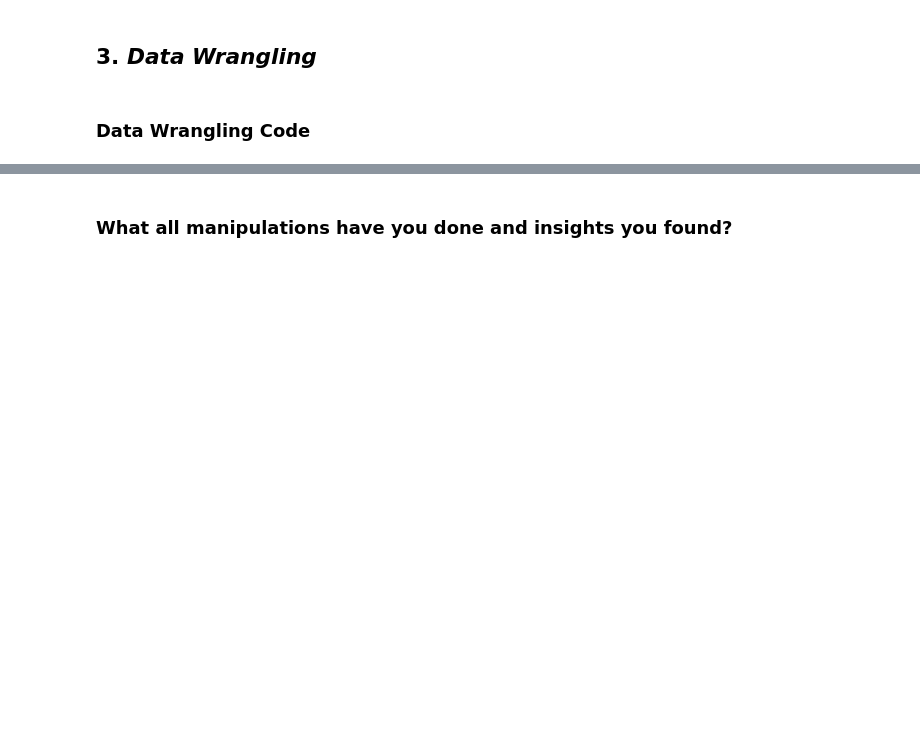
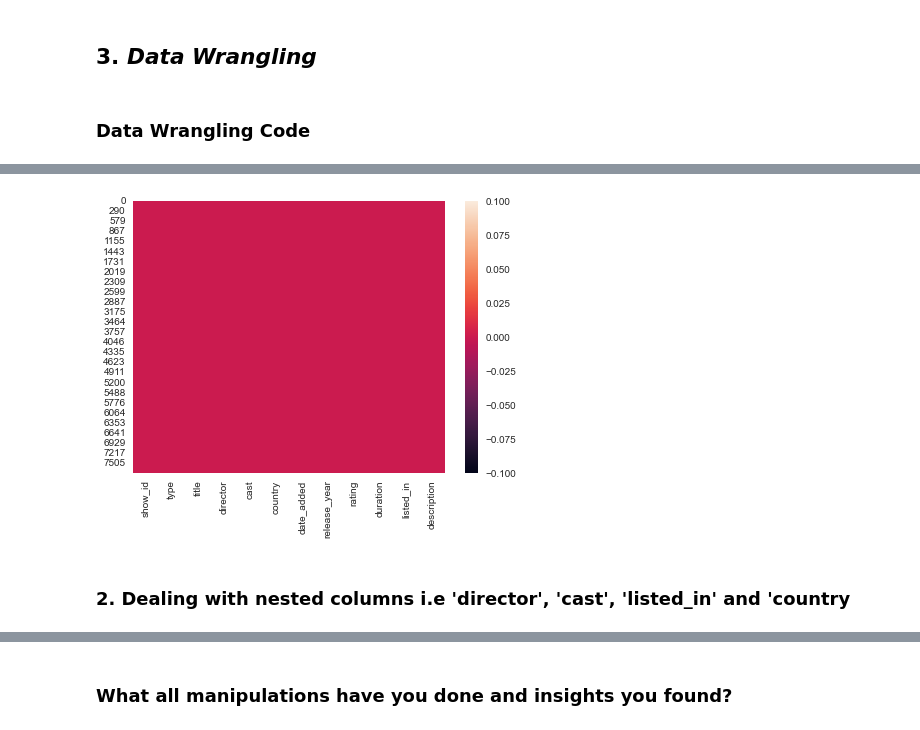
Before and after one commit to vyankath/Capstone_UL_NMTC, a Jupyter notebook: USC_Submission_NMTC.ipynb, the cells around one changed output, grey strips where cells are left out. Cells and saved outputs as stored; diff of their text form; code cells hidden in the pictures; blank space fills up the shorter version.

```diff
--- a/USC_Submission_NMTC.ipynb
+++ b/USC_Submission_NMTC.ipynb
@@ -311,0 +414,14 @@ Unique values in description are 7769
+# %%
+df[['director','cast']]=df[['director','cast']].fillna("unknown")    # filling unknown in null values of director and cast column
+
+df['country']=df['country'].fillna(df['country'].mode()[0])          # filling null values of country with Mode
+
+df.dropna(axis=0, inplace=True)                                      # Dropping other null values of columns
+# %%
+plt.figure(figsize=(7,5))
+sns.heatmap(df.isnull(), cbar=True)
+plt.show()                                   # Handelled null values.
+# %% [output]
+[figure, added]
+# %% [markdown]
+### 2. Dealing with nested columns i.e 'director', 'cast', 'listed_in' and 'country
```
Also changed, not shown: parts of 180 cells of this notebook.
